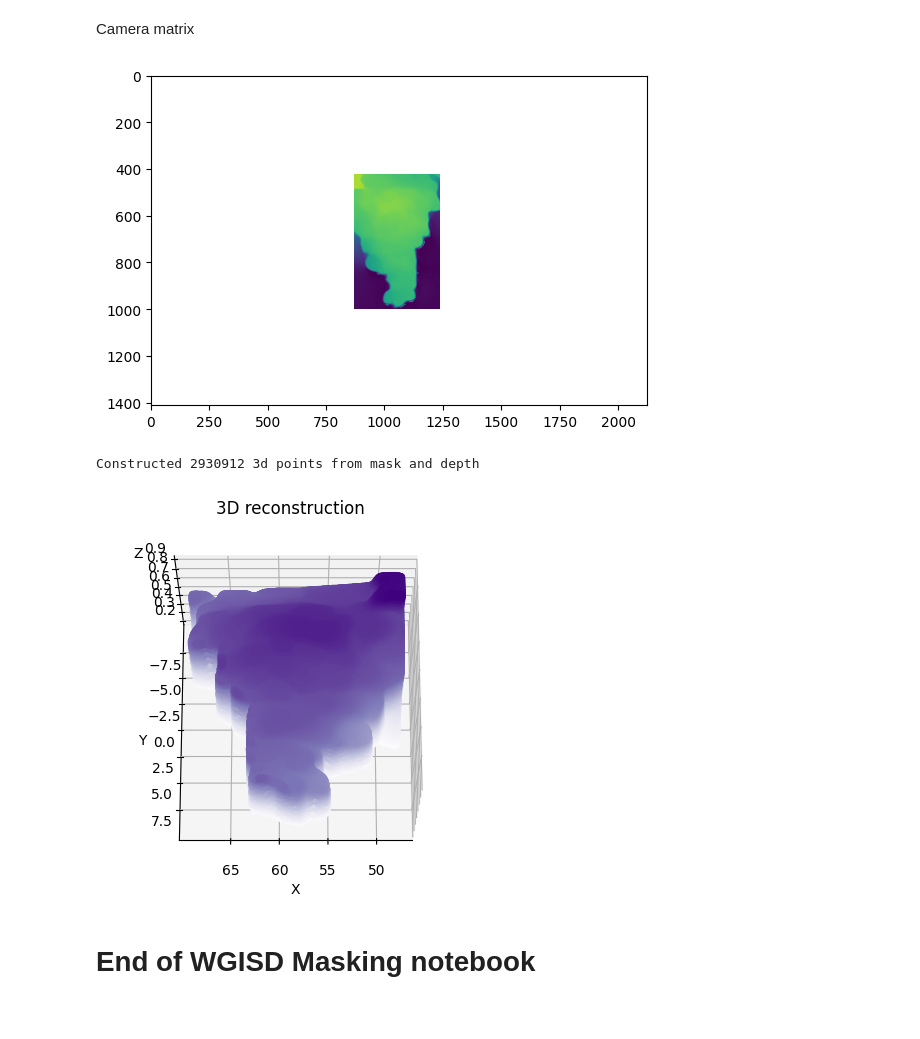
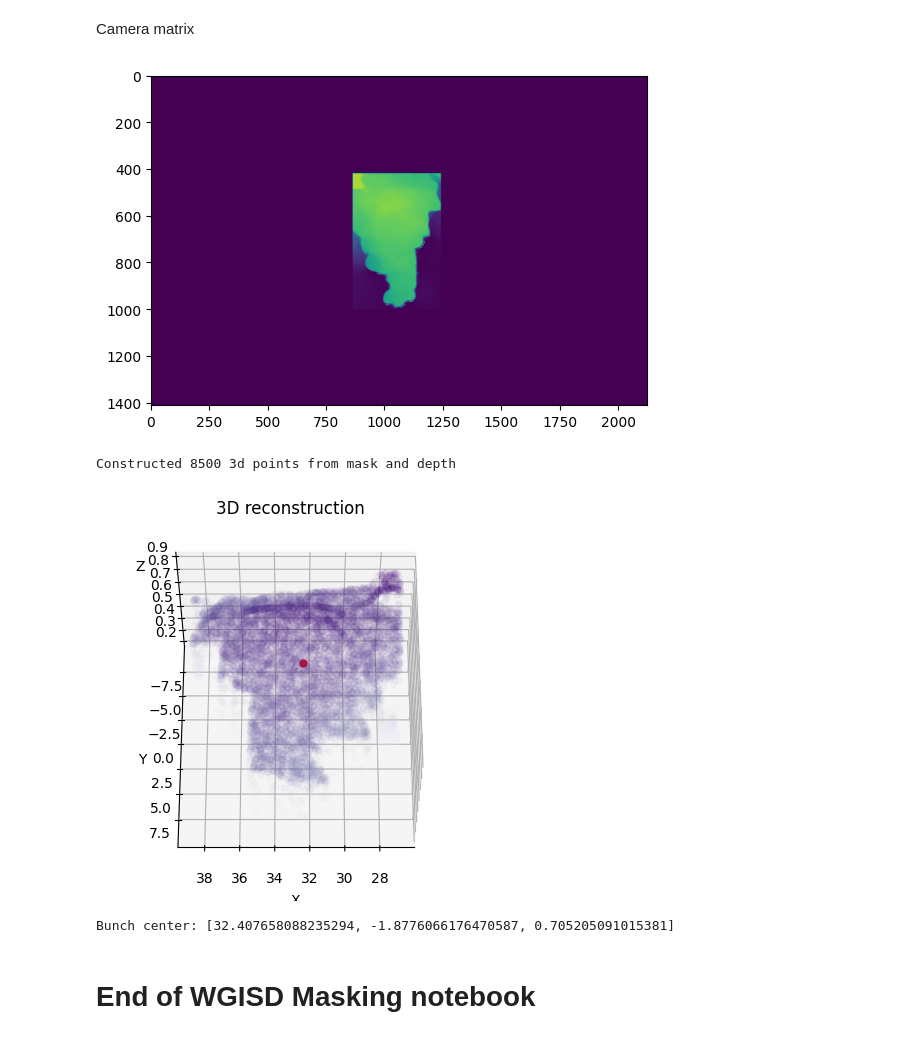
Before and after one commit to adi-balaji/grape_rob, a Jupyter notebook: grape_masking/wgisd_masking.ipynb, the cells around one changed output. Drawn from its saved outputs; the diff is of its cells as text; code cells hidden in the pictures.

Commit message:
point cloud construct

```diff
--- a/grape_masking/wgisd_masking.ipynb
+++ b/grape_masking/wgisd_masking.ipynb
@@ -507,19 +507,19 @@ K_inv = np.linalg.inv(K)
 # %%
 import numpy as np
 
 grape_mask = best_mask.squeeze(0)
-depth_tensor = to_tensor(depth_img).squeeze(0) * grape_mask / grape_mask
+depth_tensor = to_tensor(depth_img).squeeze(0) * grape_mask / (grape_mask+1e-19)
 
 plt.imshow(depth_tensor.numpy())
 plt.show()
 # %% [output]
-[figure, old version]
+[figure, new version]
 # %%
 # depth_tensor = torch.flip(depth_tensor, dims=[1])
 
-points = point_cloud_reconstruction(depth_tensor, K_inv, sparse_point_cloud=False, sparse_points=25000)
+points = point_cloud_reconstruction(depth_tensor, K_inv, sparse_point_cloud=True, sparse_points=8500)
 # %% [output]
-Constructed 2930912 3d points from mask and depth
+Constructed 8500 3d points from mask and depth
 # %%
 #Visualize point cloud plot
 import matplotlib.pyplot as plt
@@ -528,20 +528,27 @@ x = points[:, 0]
 y = points[:, 1]
 z = points[:, 2]
 
+mean_point = [np.mean(x), np.mean(y), np.mean(z)]
+
 fig = plt.figure()
 ax = fig.add_subplot(111, projection='3d')
 
-ax.scatter(x, y, z, c=z, cmap='Purples')
+ax.scatter(x, y, z, c=z, cmap='Purples', alpha=0.04)
+ax.scatter(mean_point[0], mean_point[1], mean_point[2], c='red', marker='o', s=25)
+
 
 ax.set_xlabel('X')
 ax.set_ylabel('Y')
 ax.set_zlabel('Z')
 ax.set_title('3D reconstruction')
-ax.view_init(elev=70, azim=90, roll=0)
+ax.view_init(elev=60, azim=90, roll=0)
 ax.autoscale_view()
 
 plt.show()
+
+print(f'Bunch center: {mean_point}')
 # %% [output]
-[figure, old version]
+[figure, new version]
+Bunch center: [32.407658088235294, -1.8776066176470587, 0.705205091015381]
 # %% [markdown]
 # End of WGISD Masking notebook
```
Also changed, not shown: parts of 1 cell of this notebook.
